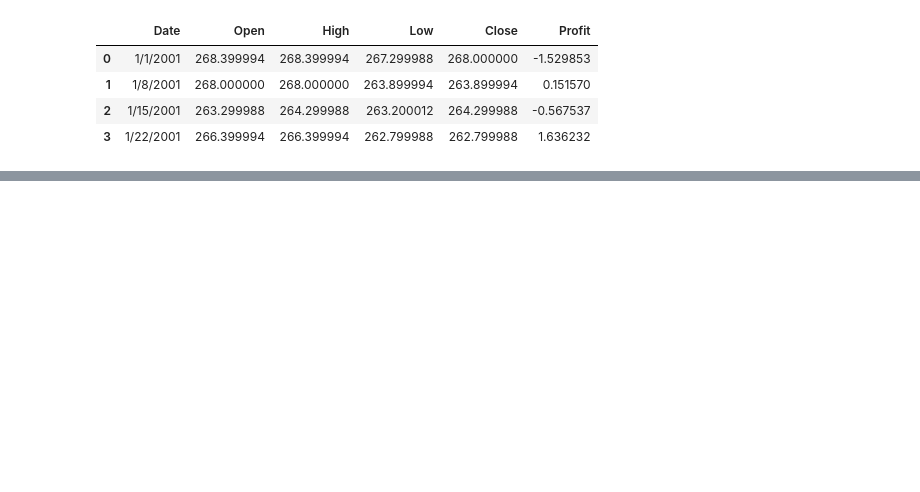
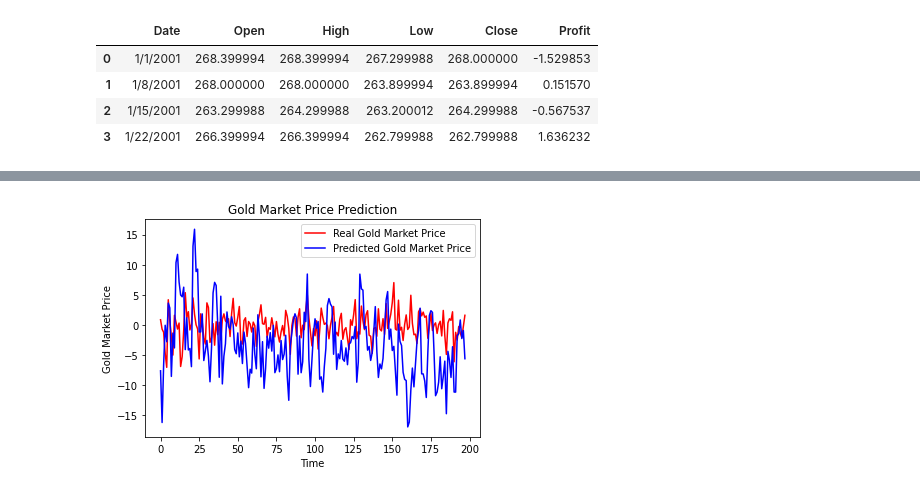
Before and after one commit to cst1493/CMPS470_MachineLearning, a Jupyter notebook: Project/ANN.ipynb, the cells around one changed output, grey strips where cells are left out. Saved outputs shown, nothing was run; the diff lists cells and outputs as text; code cells hidden in the pictures; blank space fills up the shorter version.

```diff
--- a/Project/ANN.ipynb
+++ b/Project/ANN.ipynb
@@ -156,0 +173,11 @@ As you can see, this was a bad time period to invest in the Gold Market, yet our
+# %%
+#Plotting predictions vs. Actual
+plt.plot(arr_test_labels, color = 'red', label = 'Real Gold Market Price')
+plt.plot(predictions, color = 'blue', label = 'Predicted Gold Market Price')
+plt.title('Gold Market Price Prediction')
+plt.xlabel('Time')
+plt.ylabel('Gold Market Price')
+plt.legend()
+plt.show()
+# %% [output]
+[figure, added]
```
Also changed, not shown: parts of 5 cells of this notebook, 3 other files.
